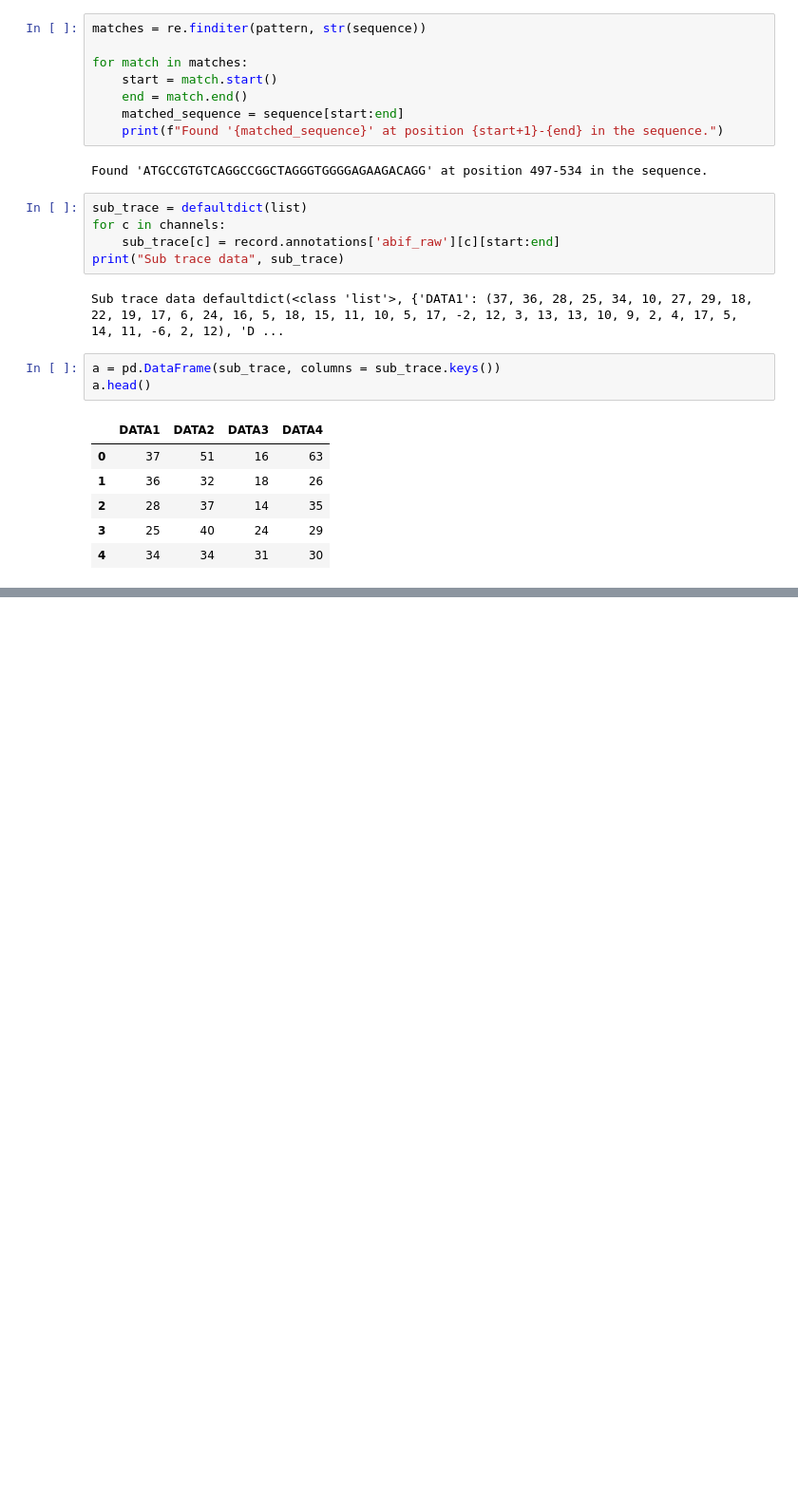
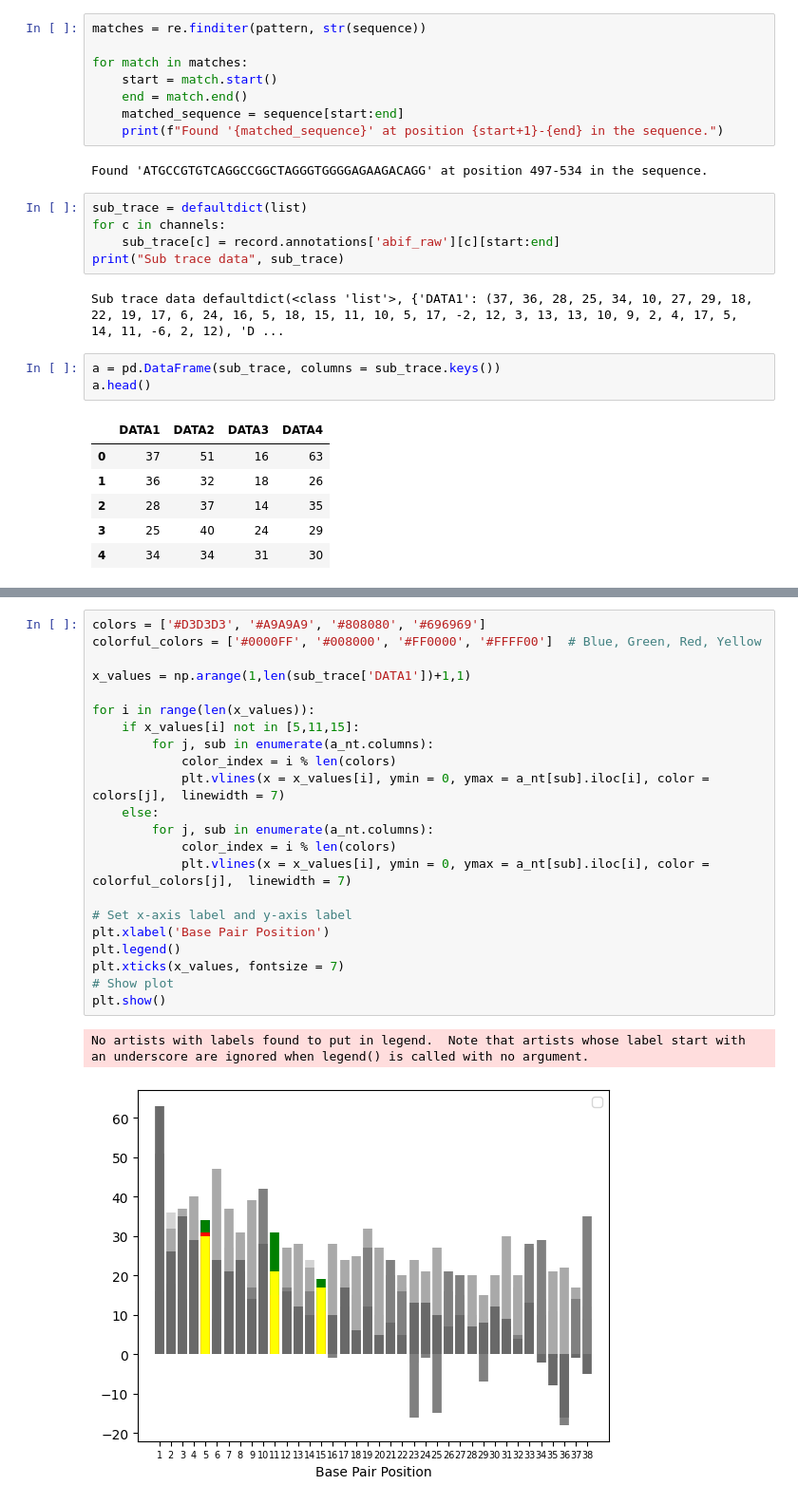
Before and after one commit to SiwanartMa/Automated-Intepretation-of-Mouse-Genetopy-Sanger-Sequencing-Data, a Jupyter notebook: compute.ipynb, the cells around one changed output, grey strips where cells are left out. Shown at 95% size. Saved outputs shown, nothing was run; the diff lists cells and outputs as text; blank space fills up the shorter version.

```diff
--- a/compute.ipynb
+++ b/compute.ipynb
@@ -91 +82,26 @@ plt.show()
+# %%
+colors = ['#D3D3D3', '#A9A9A9', '#808080', '#696969']
+colorful_colors = ['#0000FF', '#008000', '#FF0000', '#FFFF00']  # Blue, Green, Red, Yellow
+
+x_values = np.arange(1,len(sub_trace['DATA1'])+1,1)
+
+for i in range(len(x_values)):
+    if x_values[i] not in [5,11,15]:
+        for j, sub in enumerate(a_nt.columns):
+            color_index = i % len(colors)
+            plt.vlines(x = x_values[i], ymin = 0, ymax = a_nt[sub].iloc[i], color = colors[j],  linewidth = 7)
+    else:
+        for j, sub in enumerate(a_nt.columns):
+            color_index = i % len(colors)
+            plt.vlines(x = x_values[i], ymin = 0, ymax = a_nt[sub].iloc[i], color = colorful_colors[j],  linewidth = 7)
+
+# Set x-axis label and y-axis label
+plt.xlabel('Base Pair Position')
+plt.legend()
+plt.xticks(x_values, fontsize = 7)
+# Show plot
+plt.show()
+# %% [output]
+No artists with labels found to put in legend.  Note that artists whose label start with an underscore are ignored when legend() is called with no argument.
+[figure, added]
 # %%
```
Also changed, not shown: parts of 3 cells of this notebook.
